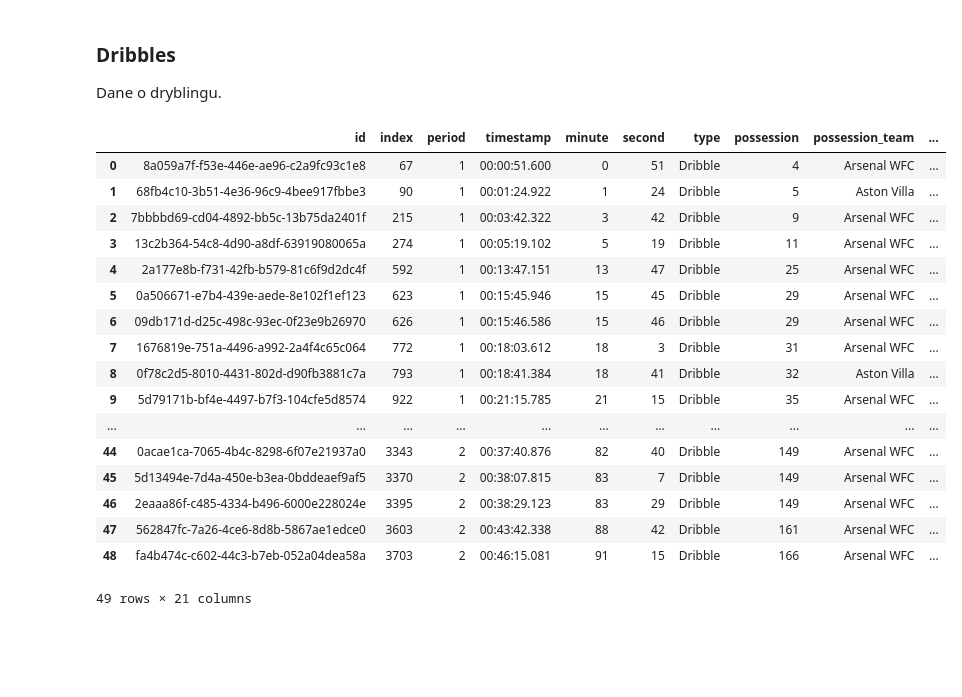
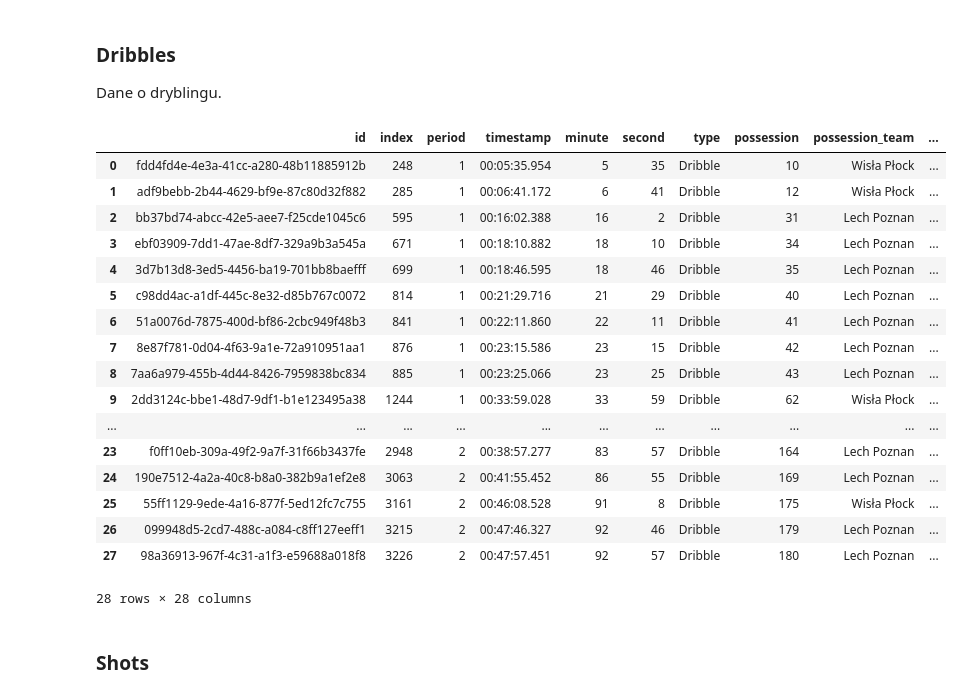
Before and after one commit to mattyl006/sport-data-science, a Jupyter notebook: help/docs/analysis_statsbomb_data.ipynb, the cells around one changed output. Saved outputs shown, nothing was run; the diff lists cells and outputs as text; code cells hidden in the pictures; blank space fills up the shorter version.

```diff
--- a/help/docs/analysis_statsbomb_data.ipynb
+++ b/help/docs/analysis_statsbomb_data.ipynb
@@ -29,6 +34,7 @@ matches
 
 Gdy wejdziemy w dany mecz otrzymamy słownik z różnymi eventami.
 # %%
-events = sb.events(match_id=3775648, split=True, flatten_attrs=False)
+LECH_EXAMPLE_MATCH_ID = 3836192
+events = sb.events(match_id=LECH_EXAMPLE_MATCH_ID, split=True, flatten_attrs=False)
 events.keys()
 # %% [output]
@@ -272,24 +430,26 @@ dribbled_pasts
 
 Dane o dryblingu.
 # %%
-dribbles = sb.events(match_id=3775648, split=True, flatten_attrs=False)["dribbles"]
+dribbles = events["dribbles"]
 dribbles
 # %% [output]
 |  | id | index | period | timestamp | minute | second | type | possession | possession_team | ... |
-| 0 | 8a059a7f-f53e-446e-ae96-c2a9fc93c1e8 | 67 | 1 | 00:00:51.600 | 0 | 51 | Dribble | 4 | Arsenal WFC | ... |
-| 1 | 68fb4c10-3b51-4e36-96c9-4bee917fbbe3 | 90 | 1 | 00:01:24.922 | 1 | 24 | Dribble | 5 | Aston Villa | ... |
-| 2 | 7bbbbd69-cd04-4892-bb5c-13b75da2401f | 215 | 1 | 00:03:42.322 | 3 | 42 | Dribble | 9 | Arsenal WFC | ... |
-| 3 | 13c2b364-54c8-4d90-a8df-63919080065a | 274 | 1 | 00:05:19.102 | 5 | 19 | Dribble | 11 | Arsenal WFC | ... |
-| 4 | 2a177e8b-f731-42fb-b579-81c6f9d2dc4f | 592 | 1 | 00:13:47.151 | 13 | 47 | Dribble | 25 | Arsenal WFC | ... |
-| 5 | 0a506671-e7b4-439e-aede-8e102f1ef123 | 623 | 1 | 00:15:45.946 | 15 | 45 | Dribble | 29 | Arsenal WFC | ... |
-| 6 | 09db171d-d25c-498c-93ec-0f23e9b26970 | 626 | 1 | 00:15:46.586 | 15 | 46 | Dribble | 29 | Arsenal WFC | ... |
-| 7 | 1676819e-751a-4496-a992-2a4f4c65c064 | 772 | 1 | 00:18:03.612 | 18 | 3 | Dribble | 31 | Arsenal WFC | ... |
-| 8 | 0f78c2d5-8010-4431-802d-d90fb3881c7a | 793 | 1 | 00:18:41.384 | 18 | 41 | Dribble | 32 | Aston Villa | ... |
-| 9 | 5d79171b-bf4e-4497-b7f3-104cfe5d8574 | 922 | 1 | 00:21:15.785 | 21 | 15 | Dribble | 35 | Arsenal WFC | ... |
+| 0 | fdd4fd4e-4e3a-41cc-a280-48b11885912b | 248 | 1 | 00:05:35.954 | 5 | 35 | Dribble | 10 | Wisła Płock | ... |
+| 1 | adf9bebb-2b44-4629-bf9e-87c80d32f882 | 285 | 1 | 00:06:41.172 | 6 | 41 | Dribble | 12 | Wisła Płock | ... |
+| 2 | bb37bd74-abcc-42e5-aee7-f25cde1045c6 | 595 | 1 | 00:16:02.388 | 16 | 2 | Dribble | 31 | Lech Poznan | ... |
+| 3 | ebf03909-7dd1-47ae-8df7-329a9b3a545a | 671 | 1 | 00:18:10.882 | 18 | 10 | Dribble | 34 | Lech Poznan | ... |
+| 4 | 3d7b13d8-3ed5-4456-ba19-701bb8baefff | 699 | 1 | 00:18:46.595 | 18 | 46 | Dribble | 35 | Lech Poznan | ... |
+| 5 | c98dd4ac-a1df-445c-8e32-d85b767c0072 | 814 | 1 | 00:21:29.716 | 21 | 29 | Dribble | 40 | Lech Poznan | ... |
+| 6 | 51a0076d-7875-400d-bf86-2cbc949f48b3 | 841 | 1 | 00:22:11.860 | 22 | 11 | Dribble | 41 | Lech Poznan | ... |
+| 7 | 8e87f781-0d04-4f63-9a1e-72a910951aa1 | 876 | 1 | 00:23:15.586 | 23 | 15 | Dribble | 42 | Lech Poznan | ... |
+| 8 | 7aa6a979-455b-4d44-8426-7959838bc834 | 885 | 1 | 00:23:25.066 | 23 | 25 | Dribble | 43 | Lech Poznan | ... |
+| 9 | 2dd3124c-bbe1-48d7-9df1-b1e123495a38 | 1244 | 1 | 00:33:59.028 | 33 | 59 | Dribble | 62 | Wisła Płock | ... |
 | ... | ... | ... | ... | ... | ... | ... | ... | ... | ... | ... |
-| 44 | 0acae1ca-7065-4b4c-8298-6f07e21937a0 | 3343 | 2 | 00:37:40.876 | 82 | 40 | Dribble | 149 | Arsenal WFC | ... |
-| 45 | 5d13494e-7d4a-450e-b3ea-0bddeaef9af5 | 3370 | 2 | 00:38:07.815 | 83 | 7 | Dribble | 149 | Arsenal WFC | ... |
-| 46 | 2eaaa86f-c485-4334-b496-6000e228024e | 3395 | 2 | 00:38:29.123 | 83 | 29 | Dribble | 149 | Arsenal WFC | ... |
-| 47 | 562847fc-7a26-4ce6-8d8b-5867ae1edce0 | 3603 | 2 | 00:43:42.338 | 88 | 42 | Dribble | 161 | Arsenal WFC | ... |
-| 48 | fa4b474c-c602-44c3-b7eb-052a04dea58a | 3703 | 2 | 00:46:15.081 | 91 | 15 | Dribble | 166 | Arsenal WFC | ... |
+| 23 | f0ff10eb-309a-49f2-9a7f-31f66b3437fe | 2948 | 2 | 00:38:57.277 | 83 | 57 | Dribble | 164 | Lech Poznan | ... |
+| 24 | 190e7512-4a2a-40c8-b8a0-382b9a1ef2e8 | 3063 | 2 | 00:41:55.452 | 86 | 55 | Dribble | 169 | Lech Poznan | ... |
+| 25 | 55ff1129-9ede-4a16-877f-5ed12fc7c755 | 3161 | 2 | 00:46:08.528 | 91 | 8 | Dribble | 175 | Wisła Płock | ... |
+| 26 | 099948d5-2cd7-488c-a084-c8ff127eeff1 | 3215 | 2 | 00:47:46.327 | 92 | 46 | Dribble | 179 | Lech Poznan | ... |
+| 27 | 98a36913-967f-4c31-a1f3-e59688a018f8 | 3226 | 2 | 00:47:57.451 | 92 | 57 | Dribble | 180 | Lech Poznan | ... |
-49 rows × 21 columns
+28 rows × 28 columns
+# %% [markdown]
+### Shots
```
Also changed, not shown: parts of 58 cells of this notebook, 2 other files.
